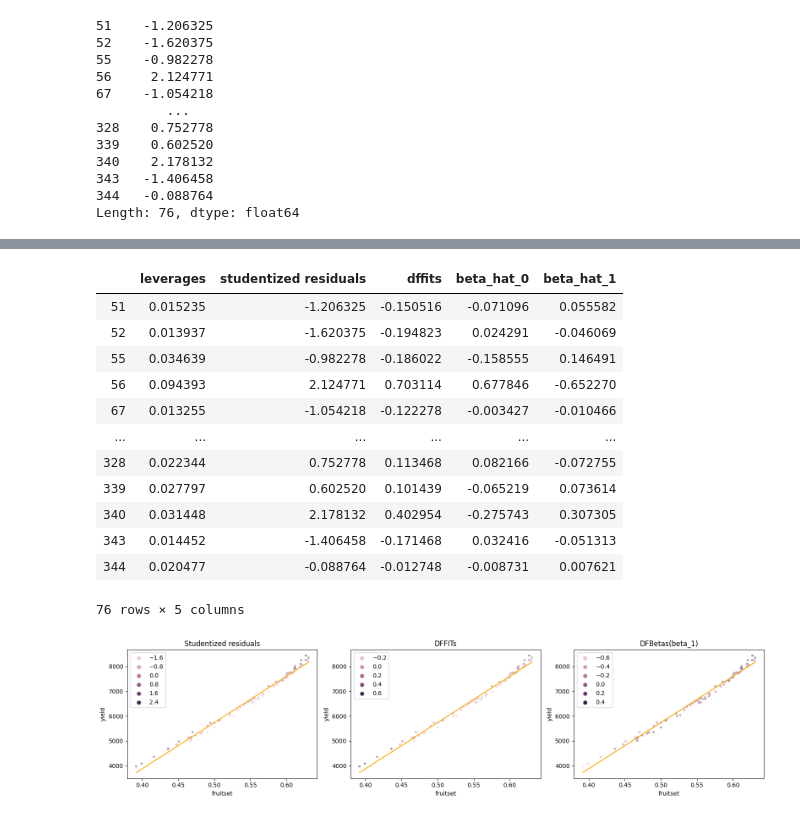
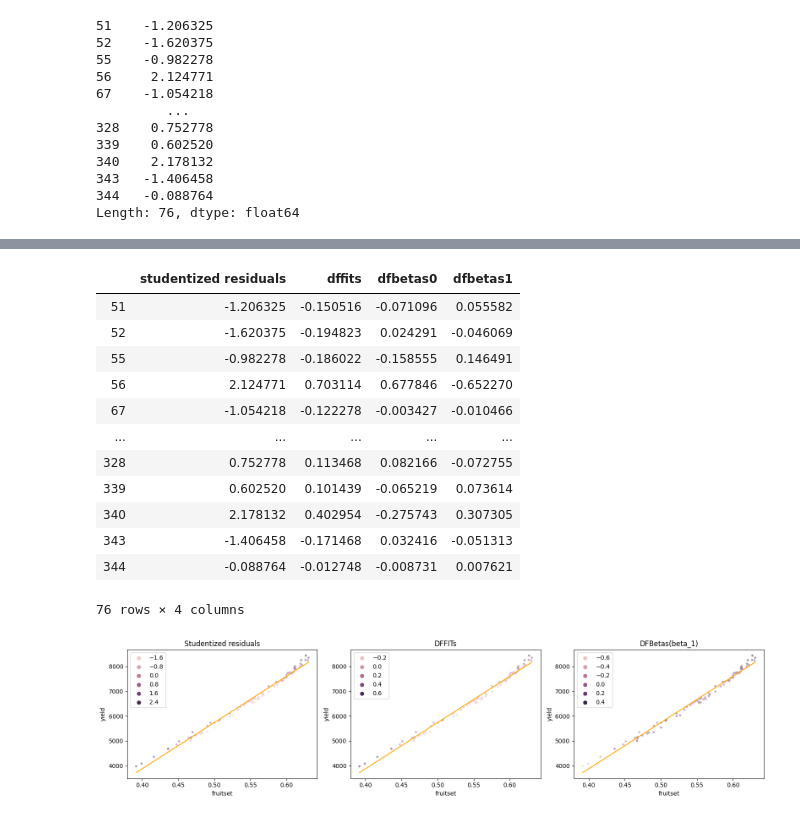
Before and after one commit to sunkusun9/DS_Lv3_elearning, a Jupyter notebook: 2-7. 회귀 분석.ipynb, the cells around one changed output, grey strips where cells are left out. Cells and saved outputs as stored; diff of their text form; code cells hidden in the pictures.

```diff
--- a/2-7. 회귀 분석.ipynb
+++ b/2-7. 회귀 분석.ipynb
@@ -541,28 +707,27 @@ Length: 76, dtype: float64
 # %%
-# statmodels의 영향점 분석결과입니다.
+# statmodels로 여러 이상점 판단지표를 구해봅니다.
 influence = lm.get_influence()
 
 df_influence = pd.concat([
-    pd.Series(h, name='leverages'),
     pd.Series(influence.resid_studentized, name='studentized residuals'),
     pd.Series(influence.dffits[0], name='dffits'),
-    pd.DataFrame(influence.dfbetas, columns=['beta_hat_0', 'beta_hat_1']),
+    pd.DataFrame(influence.dfbetas, columns=['dfbetas0', 'dfbetas1']),
 ], axis=1).set_index(df_berry2.index)
 df_influence
 # %% [output]
-|  | leverages | studentized residuals | dffits | beta_hat_0 | beta_hat_1 |
-| 51 | 0.015235 | -1.206325 | -0.150516 | -0.071096 | 0.055582 |
-| 52 | 0.013937 | -1.620375 | -0.194823 | 0.024291 | -0.046069 |
-| 55 | 0.034639 | -0.982278 | -0.186022 | -0.158555 | 0.146491 |
-| 56 | 0.094393 | 2.124771 | 0.703114 | 0.677846 | -0.652270 |
-| 67 | 0.013255 | -1.054218 | -0.122278 | -0.003427 | -0.010466 |
-| ... | ... | ... | ... | ... | ... |
-| 328 | 0.022344 | 0.752778 | 0.113468 | 0.082166 | -0.072755 |
-| 339 | 0.027797 | 0.602520 | 0.101439 | -0.065219 | 0.073614 |
-| 340 | 0.031448 | 2.178132 | 0.402954 | -0.275743 | 0.307305 |
-| 343 | 0.014452 | -1.406458 | -0.171468 | 0.032416 | -0.051313 |
-| 344 | 0.020477 | -0.088764 | -0.012748 | -0.008731 | 0.007621 |
+|  | studentized residuals | dffits | dfbetas0 | dfbetas1 |
+| 51 | -1.206325 | -0.150516 | -0.071096 | 0.055582 |
+| 52 | -1.620375 | -0.194823 | 0.024291 | -0.046069 |
+| 55 | -0.982278 | -0.186022 | -0.158555 | 0.146491 |
+| 56 | 2.124771 | 0.703114 | 0.677846 | -0.652270 |
+| 67 | -1.054218 | -0.122278 | -0.003427 | -0.010466 |
+| ... | ... | ... | ... | ... |
+| 328 | 0.752778 | 0.113468 | 0.082166 | -0.072755 |
+| 339 | 0.602520 | 0.101439 | -0.065219 | 0.073614 |
+| 340 | 2.178132 | 0.402954 | -0.275743 | 0.307305 |
+| 343 | -1.406458 | -0.171468 | 0.032416 | -0.051313 |
+| 344 | -0.088764 | -0.012748 | -0.008731 | 0.007621 |
-76 rows × 5 columns
+76 rows × 4 columns
 # %%
 fig, axes = plt.subplots(1, 3, figsize=(16, 4))
 
```
Also changed, not shown: parts of 32 cells of this notebook.
